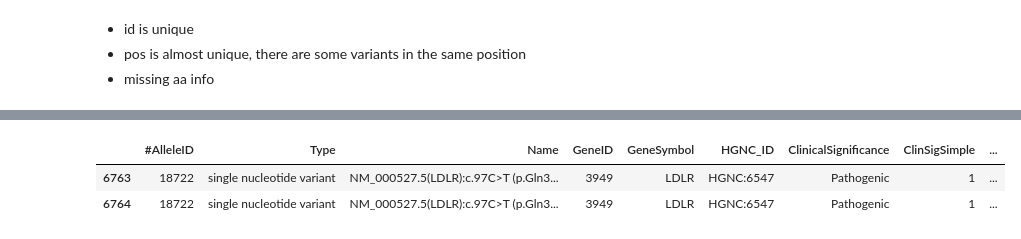
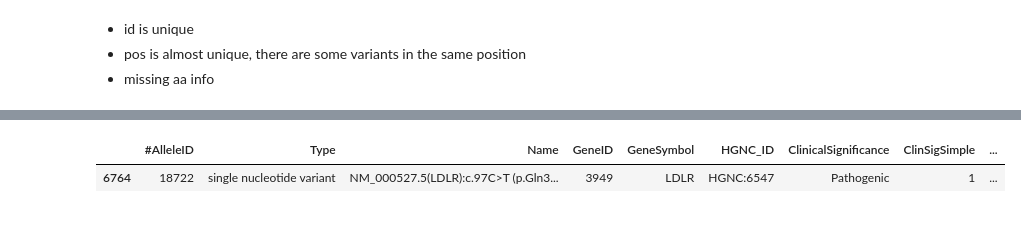
Before and after one commit to gpietrop/CATT, a Jupyter notebook: get_data_from_vcf.ipynb, the cells around one changed output, grey strips where cells are left out. Cells and saved outputs as stored; diff of their text form; code cells hidden in the pictures.

```diff
--- a/get_data_from_vcf.ipynb
+++ b/get_data_from_vcf.ipynb
@@ -41,16 +41,17 @@ for var in vcf_og('19:11087732-11133700'):
     # TODO: select necessary information
     rows.append({
         # identifiers
-        'id': var.INFO.get('ALLELEID', ''),
+        'allele_id': var.INFO.get('ALLELEID', ''),
+        'rs#': var.INFO.get('RS', ''),
         'review': var.INFO.get('CLNREVSTAT',''),
         'gene': var.INFO.get('GENEINFO', ''),
         'chrom': var.CHROM,
         # useful
         'pos': var.POS,  # 1-based
-        'ref': var.REF,
-        'alt': ','.join(var.ALT), # this because it is a lisy
-        # missing: 'ref_aa':
-        # missing: 'alt_aa':
+        # 'ref': var.REF, fetch it from other file
+        # 'alt': ','.join(var.ALT), fetch it from other file
+        # missing: 'ref_aa': fetch it from other file
+        # missing: 'alt_aa': fetch it from other file
         'clinsig': var.INFO.get('CLNSIG', ''),
         'function': var.INFO.get('MC',''),
         'type': var.INFO.get('CLNVC',''),
@@ -58,6 +59,6 @@ for var in vcf_og('19:11087732-11133700'):
         'onim': var.INFO.get('CLNDISDB','')
     })
 
-df = pd.DataFrame(rows)
-df
+vcf_df = pd.DataFrame(rows)
+vcf_df
 # %% [output]
@@ -99,3 +88,2 @@ Name: count, Length: 4324, dtype: int64
 # %%
-sum_df = pd.read_csv('variant_summary.txt.gz', sep='\t')
-sum_df = sum_df.loc[sum_df['GeneID']==3949]
+summary_og = pd.read_csv('variant_summary.txt.gz', sep='\t')
@@ -150,0 +90,5 @@ Name: count, Length: 4703, dtype: int64
+# %%
+summary_df = summary_og.loc[summary_og['GeneID']==3949] # Filter for LDLR gene
+summary_df = summary_df.loc[summary_df['Assembly']=='GRCh38'] # Filter for h38 assembly
+print("Shape: ", summary_df.shape)
+summary_df.head()
@@ -150,0 +103,5 @@ Name: count, Length: 4703, dtype: int64
+# %%
+# Link variant_summary df to vcf_file df
+filtered_df = summary_df.loc[summary_df['#AlleleID'].isin(vcf_df['allele_id'])]
+print("Shape: ", filtered_df.shape)
+filtered_df.head()
@@ -151,6 +116,5 @@ Name: count, Length: 4703, dtype: int64
 # %%
-sum_df.loc[sum_df['#AlleleID']==18722]
+filtered_df.loc[filtered_df['#AlleleID']==18722]
 # %% [output]
 |  | #AlleleID | Type | Name | GeneID | GeneSymbol | HGNC_ID | ClinicalSignificance | ClinSigSimple | ... |
-| 6763 | 18722 | single nucleotide variant | NM_000527.5(LDLR):c.97C>T (p.Gln3... | 3949 | LDLR | HGNC:6547 | Pathogenic | 1 | ... |
 | 6764 | 18722 | single nucleotide variant | NM_000527.5(LDLR):c.97C>T (p.Gln3... | 3949 | LDLR | HGNC:6547 | Pathogenic | 1 | ... |
```
Also changed, not shown: parts of 29 cells of this notebook.
